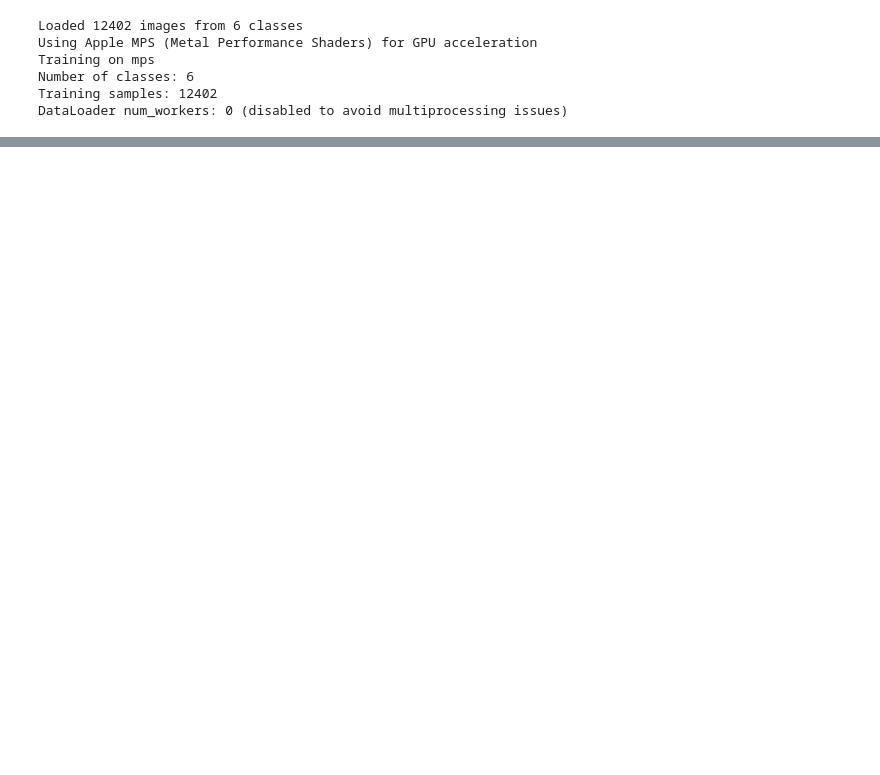
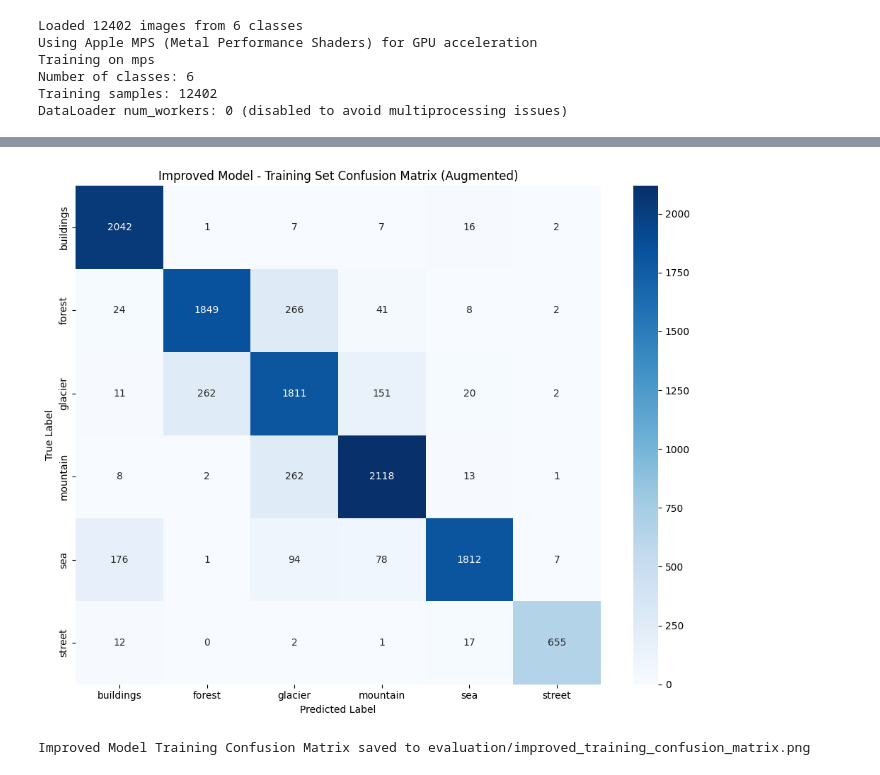
Before and after one commit to mudit-jha06/week4_assignment, a Jupyter notebook: solution.ipynb, the cells around one changed output, grey strips where cells are left out. Saved outputs shown, nothing was run; the diff lists cells and outputs as text; code cells hidden in the pictures; blank space fills up the shorter version.

```diff
--- a/solution.ipynb
+++ b/solution.ipynb
@@ -648,0 +1012,17 @@ print("Model exported to models/baseline_model.onnx")
+# %%
+# Collect predictions from improved model on augmented training set
+improved_model.eval()
+all_augmented_train_labels = []
+all_augmented_train_predictions = []
+
+print("Collecting predictions from improved model on augmented training set...")
+with torch.no_grad():
+    for images, labels in cleaned_train_loader:
+        images, labels = images.to(device), labels.to(device)
+        outputs = improved_model(images)
+        _, predicted = torch.max(outputs, 1)
+
+        all_augmented_train_labels.extend(labels.cpu().numpy())
+        all_augmented_train_predictions.extend(predicted.cpu().numpy())
+
+print(f"Total samples evaluated: {len(all_augmented_train_labels)}")
@@ -648,0 +1032,22 @@ print("Model exported to models/baseline_model.onnx")
+# %%
+#Confusion matrix on the augmented training data for the improved model
+# Generate confusion matrix for training set
+new_cm_train = confusion_matrix(all_augmented_train_labels, all_augmented_train_predictions)
+
+# Plot confusion matrix
+plt.figure(figsize=(10, 8))
+sns.heatmap(new_cm_train, annot=True, fmt='d', cmap='Blues', xticklabels=CLASSES, yticklabels=CLASSES)
+plt.title('Improved Model - Training Set Confusion Matrix (Augmented)')
+plt.ylabel('True Label')
+plt.xlabel('Predicted Label')
+plt.tight_layout()
+
+# Save confusion matrix
+os.makedirs('evaluation', exist_ok=True)
+plt.savefig('evaluation/improved_training_confusion_matrix.png')
+plt.show()
+
+print("Improved Model Training Confusion Matrix saved to evaluation/improved_training_confusion_matrix.png")
+# %% [output]
+[figure, added]
+Improved Model Training Confusion Matrix saved to evaluation/improved_training_confusion_matrix.png
```
Also changed, not shown: parts of 28 cells of this notebook, 11 other files.
